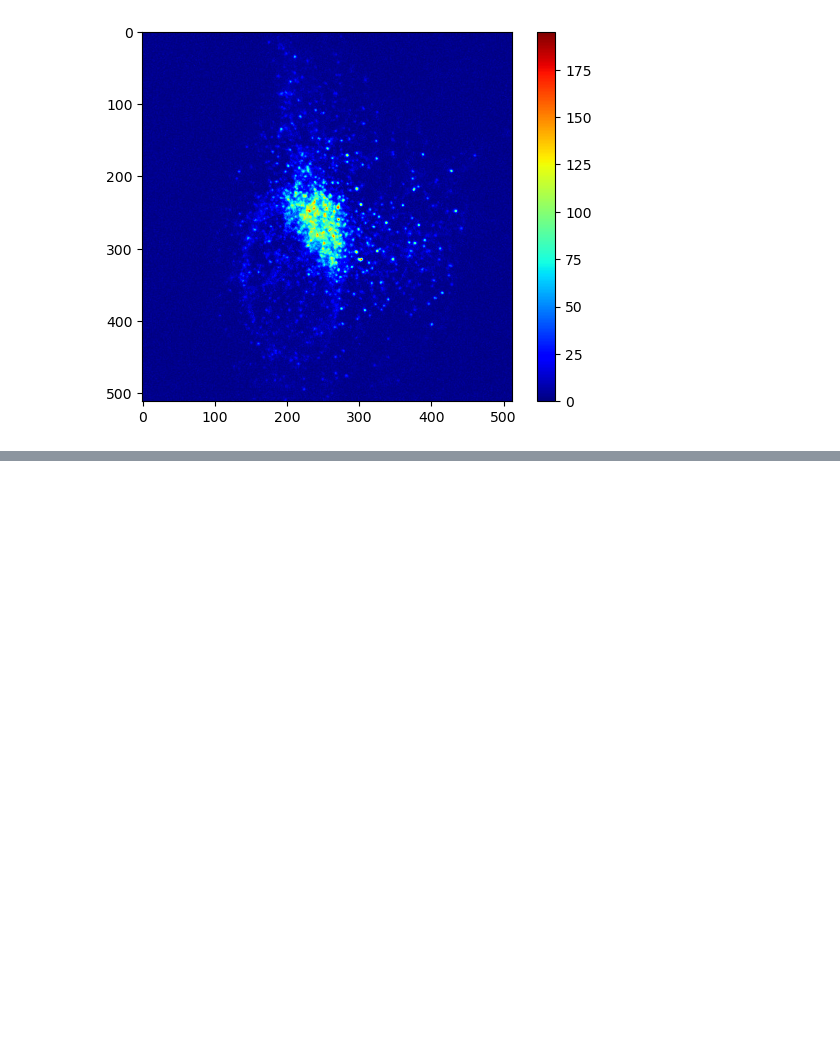
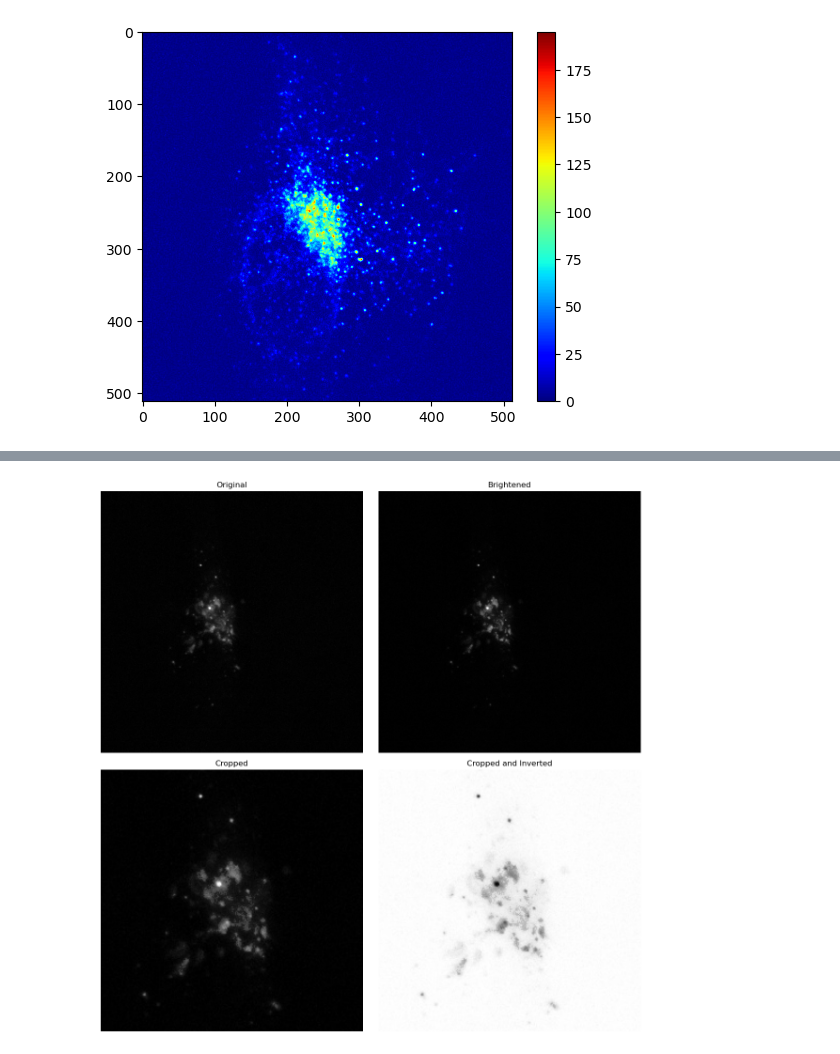
Before and after one commit to Arcen3/AppChallenge2273-2024, a Jupyter notebook: PictureThousandPoints.ipynb, the cells around one changed output, grey strips where cells are left out. Saved outputs shown, nothing was run; the diff lists cells and outputs as text; code cells hidden in the pictures; blank space fills up the shorter version.

```diff
--- a/PictureThousandPoints.ipynb
+++ b/PictureThousandPoints.ipynb
@@ -34,0 +65,40 @@ img_data.sum()=1678097
+# %%
+#Task 4
+#frame 17 is last path in path_to_images
+img_ori = plt.imread(path_to_images[-1])
+img_new = img_ori.copy()
+img_new = img_new.astype(float)
+
+mask = img_new > 50
+img_new[mask]*=1.5
+
+img_crop = img_new[120:370,100:350]
+max_fluorescence = img_crop.max()
+img_final = max_fluorescence - img_crop
+
+fig, ax = plt.subplots(nrows = 2, ncols = 2, figsize =(12,12))
+images = [img_ori, img_new, img_crop, img_final]
+titles = ['Original','Brightened','Cropped','Cropped and Inverted']
+i=0
+for a in ax.flatten():
+    a.imshow(images[i], cmap='gray')
+    a.axis('off')
+    a.set_title(titles[i])
+    i+=1
+plt.tight_layout()
+plt.show()
+
+# n=np.argmax(img_ori)
+# print(img_new.flatten()[n], img_new.dtype,img_ori.flatten()[n], sep = '\n')
+
+# # plt.imshow(img_new, cmap = 'gray')
+# # plt.colorbar()
+# # plt.axis('off')
+# # plt.show()
+
+# img_uint8 = img_new.astype('uint8') #this is brightened image
+# plt.imshow(img_uint8, cmap = 'gray')
+# plt.colorbar()
+# plt.show()
+# %% [output]
+[figure, added]
```
Also changed, not shown: parts of 6 cells of this notebook, 1 other file.
